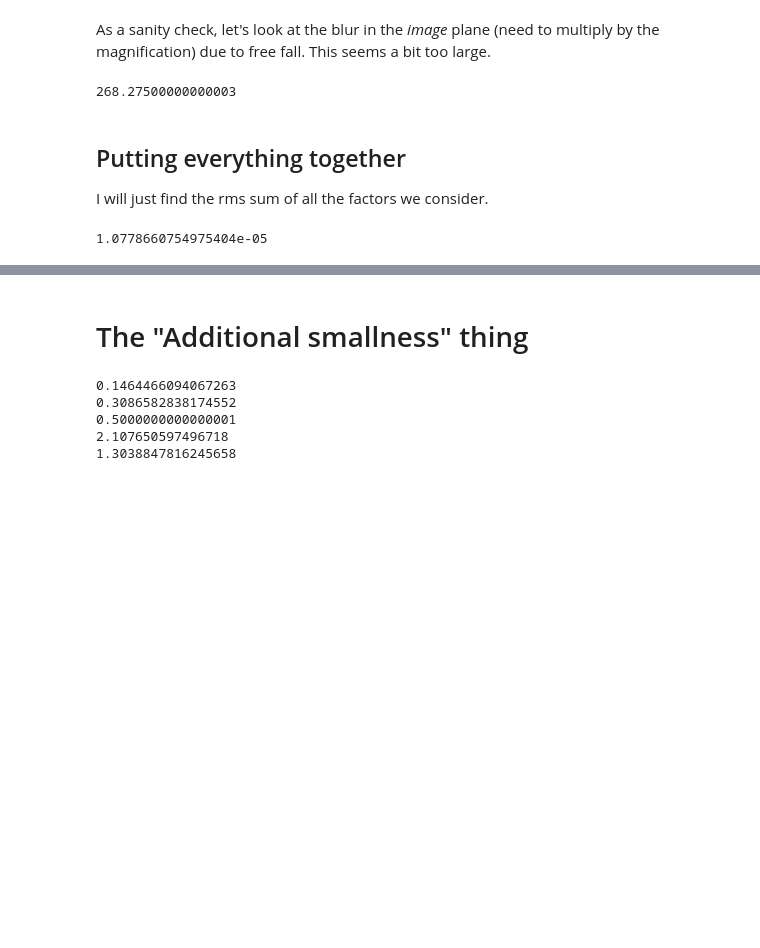
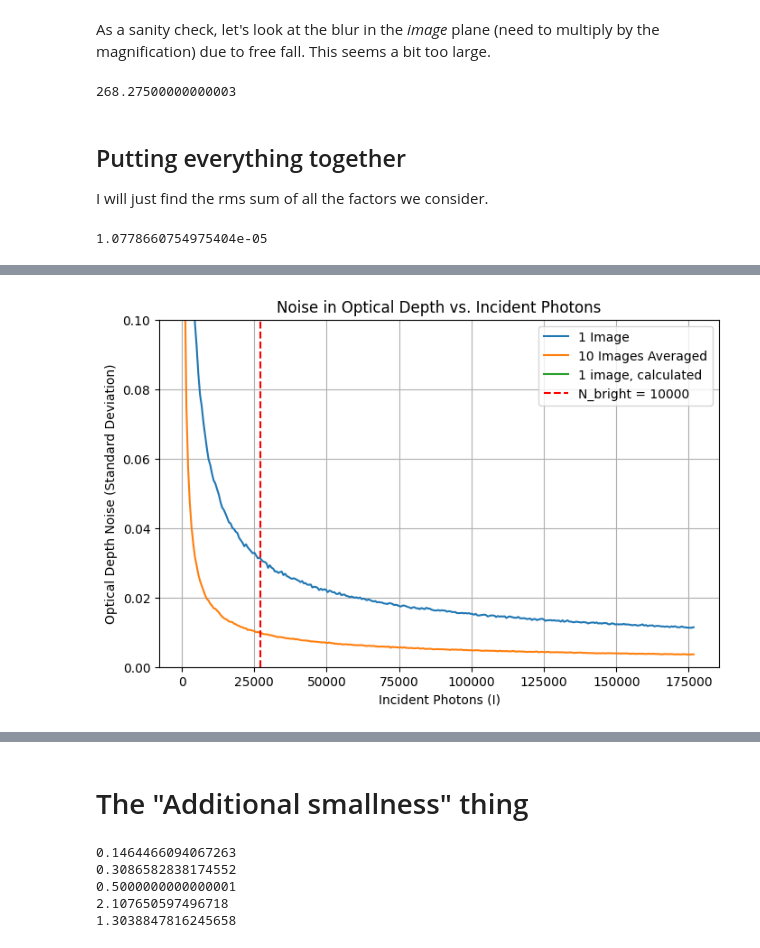
Before and after one commit to Shao-Wen-Chang/E9_constant, a Jupyter notebook: projects/band_spectroscopy/general_params.ipynb, the cells around one changed output, grey strips where cells are left out. Drawn from its saved outputs; the diff is of its cells as text; code cells hidden in the pictures; blank space fills up the shorter version.

```diff
--- a/projects/band_spectroscopy/general_params.ipynb
+++ b/projects/band_spectroscopy/general_params.ipynb
@@ -701,0 +707,80 @@ print(np.sqrt(r_img_Dz**2 + r_rms_K40_abs**2))
+# %%
+# Camera parameters
+QE = 0.09
+ADUe = 1.03
+B = 4
+G = 1
+read_noise_e = 20.6
+
+# Conversion factor from electrons to 16-bit counts
+C = ADUe * B * G
+
+# Limit maximum simulated photons by the 15900 e- saturation capacity
+max_electrons = 15900
+max_photons = max_electrons / QE
+
+I_range = np.linspace(1000, max_photons, 300)
+
+noise_1_shot = []
+noise_10_shots = []
+
+trials = 5000
+
+for I in I_range:
+    # --- 1-Shot Simulation ---
+    N_e_bright_1 = np.random.poisson(I * QE, trials)
+    N_e_atom_1 = np.random.poisson(I * QE, trials)
+
+    RN_bright_1 = np.random.normal(0, read_noise_e, trials)
+    RN_atom_1 = np.random.normal(0, read_noise_e, trials)
+    RN_dark_1 = np.random.normal(0, read_noise_e, trials)
+
+    N_bright_1 = (N_e_bright_1 + RN_bright_1) * C
+    N_atom_1 = (N_e_atom_1 + RN_atom_1) * C
+    N_dark_1 = RN_dark_1 * C
+
+    denom_1 = N_bright_1 - N_dark_1
+
+    # Calculate Transmission and mask negative/zero values before log
+    T_1 = (N_atom_1 - N_dark_1) / np.where(denom_1 == 0, 1e-10, denom_1)
+    T_1 = np.where(T_1 <= 0, np.nan, T_1)
+
+    OD_1 = -np.log(T_1)
+    noise_1_shot.append(np.nanstd(OD_1))
+
+    # --- 10-Shot Averaged Simulation ---
+    N_e_bright_10 = np.random.poisson(I * QE, (trials, 10))
+    N_e_atom_10 = np.random.poisson(I * QE, (trials, 10))
+
+    RN_bright_10 = np.random.normal(0, read_noise_e, (trials, 10))
+    RN_atom_10 = np.random.normal(0, read_noise_e, (trials, 10))
+    RN_dark_10 = np.random.normal(0, read_noise_e, (trials, 10))
+
+    N_bright_10 = np.mean((N_e_bright_10 + RN_bright_10) * C, axis = 1)
+    N_atom_10 = np.mean((N_e_atom_10 + RN_atom_10) * C, axis = 1)
+    N_dark_10 = np.mean(RN_dark_10 * C, axis = 1)
+
+    denom_10 = N_bright_10 - N_dark_10
+    T_10 = (N_atom_10 - N_dark_10) / np.where(denom_10 == 0, 1e-10, denom_10)
+    T_10 = np.where(T_10 <= 0, np.nan, T_10)
+
+    OD_10 = -np.log(T_10)
+    noise_10_shots.append(np.nanstd(OD_10))
+
+target_counts = 10000
+target_photons = target_counts / C / QE
+
+# Plot results using Object-Oriented approach
+fig, ax = plt.subplots(figsize = (8, 5))
+ax.plot(I_range, noise_1_shot, label = "1 Image")
+ax.plot(I_range, noise_10_shots, label = "10 Images Averaged")
+ax.plot(I_range, np.sqrt((2 / (I_range * QE))**2 + read_noise_e**2), label = f"1 image, calculated")
+ax.axvline(x = target_photons, color = "r", linestyle = "--", label = f"N_bright = {target_counts}")
+
+ax.set_xlabel("Incident Photons (I)")
+ax.set_ylabel("Optical Depth Noise (Standard Deviation)")
+ax.set_title("Noise in Optical Depth vs. Incident Photons")
+ax.legend()
+ax.grid(True)
+ax.set_ylim([0, 0.1])
+# %% [output]
@@ -701,0 +788 @@ print(np.sqrt(r_img_Dz**2 + r_rms_K40_abs**2))
+[figure, added]
```
Also changed, not shown: parts of 5 cells of this notebook, 34 other files.
